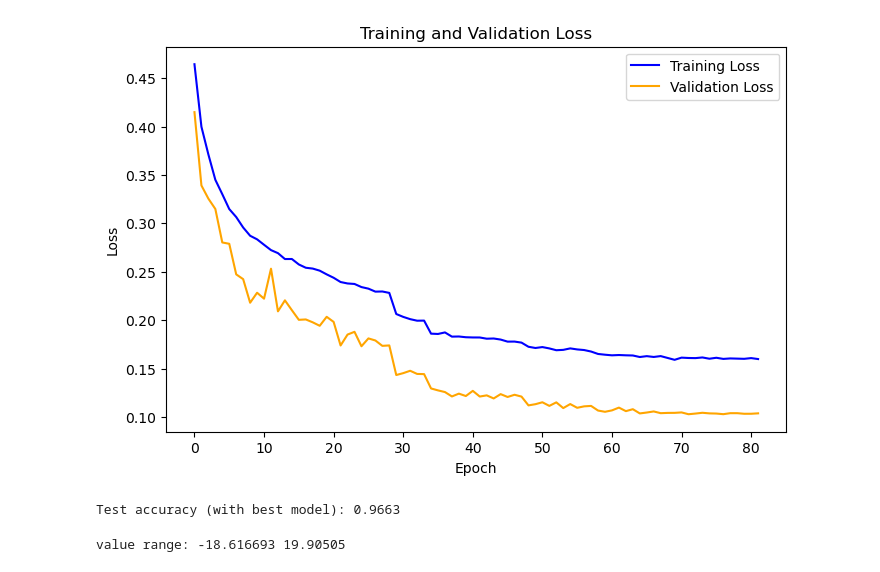
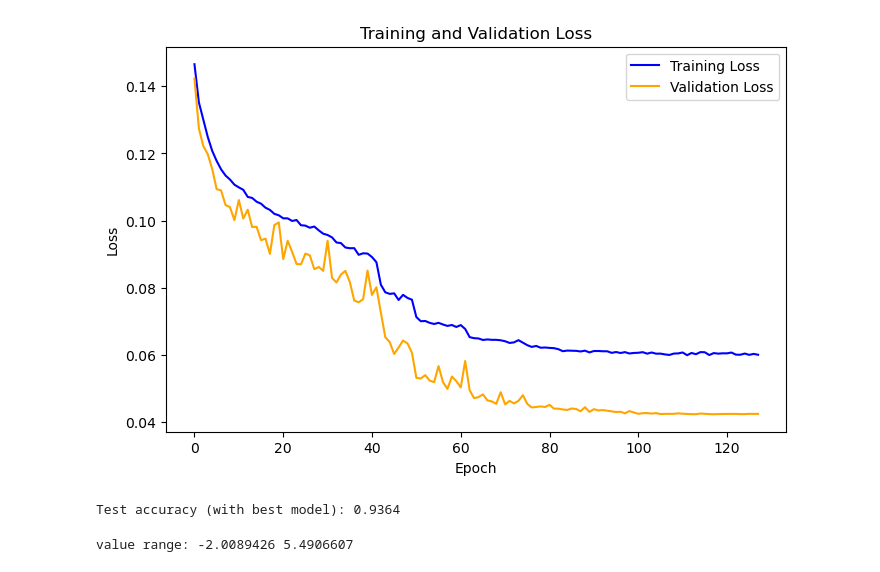
Before and after one commit to GiovanniFilomeno/Direct_Preference_Learning_LLM_Thesis, a Jupyter notebook: preferencelearning-main/src/train_dpo.ipynb, the cells around one changed output. Saved outputs shown, nothing was run; the diff lists cells and outputs as text; code cells hidden in the pictures.

```diff
--- a/preferencelearning-main/src/train_dpo.ipynb
+++ b/preferencelearning-main/src/train_dpo.ipynb
@@ -45,14 +45,17 @@ class PreferenceDataset(Dataset):
         )
 
 # DPO loss function
-def dpo_loss(model, x_better, x_worse):
-    r_better = model(x_better)
-    r_worse = model(x_worse)
-    return -torch.mean(torch.log(torch.sigmoid(r_better - r_worse)))
+# def dpo_loss(model, x_better, x_worse):
+#     r_better = model(x_better)
+#     r_worse = model(x_worse)
+#     return -torch.mean(torch.log(torch.sigmoid(r_better - r_worse)))
+
+def dpo_loss(model, xb, xw, m=0.25):
+    return torch.clamp(m - (model(xb) - model(xw)), min=0).mean()
 
 # Training parameters
 batch_size = 128
-epochs = 300
+epochs = 150
 learning_rate = 1e-3
 hidden_dim = 256
 num_layers = 4
@@ -192,9 +195,9 @@ Early stopping triggered at epoch 82.
-[figure, old version]
+[figure, new version]
-Test accuracy (with best model): 0.9663
+Test accuracy (with best model): 0.9364
 # %%
 states = torch.rand(256, 2, device=device)
 with torch.no_grad():
     v = model(states).cpu().numpy().squeeze()
 print("value range:", v.min(), v.max())
 # %% [output]
-value range: -18.616693 19.90505
+value range: -2.0089426 5.4906607
```
Also changed, not shown: parts of 1 cell of this notebook, 12 other files.
